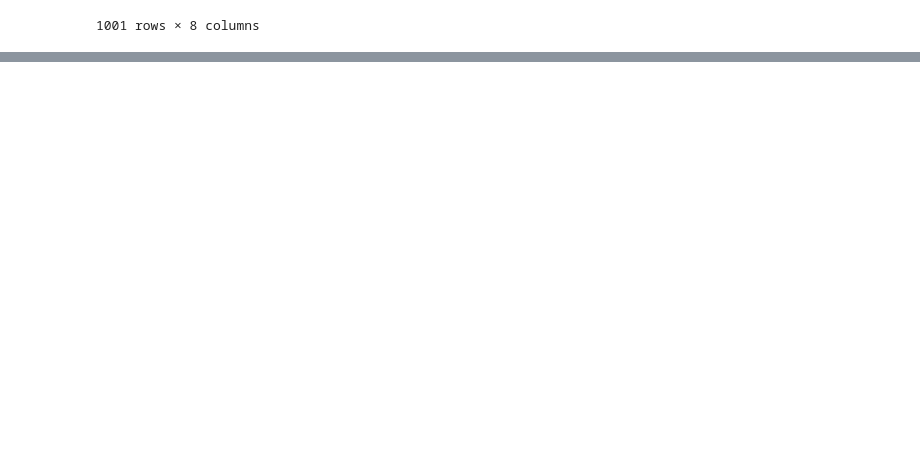
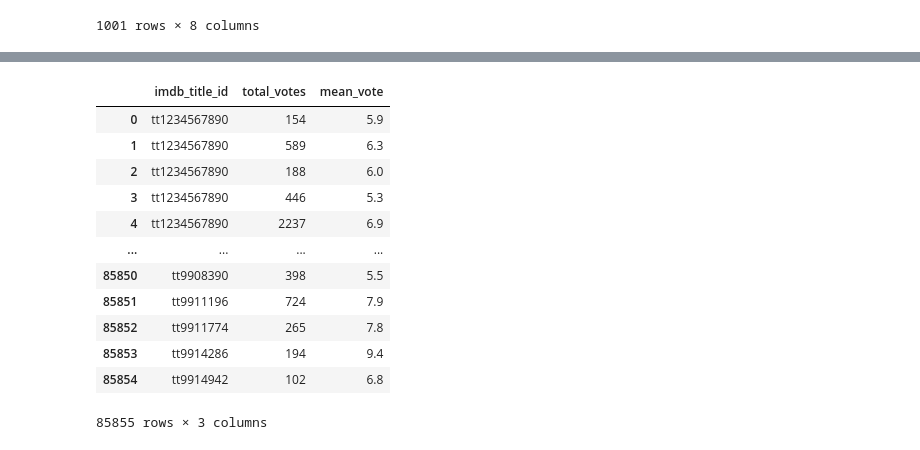
Before and after one commit to AliNuriev/oc-and-c-preps, a Jupyter notebook: Merging and Concatenating DataFrames.ipynb, the cells around one changed output, grey strips where cells are left out. Saved outputs shown, nothing was run; the diff lists cells and outputs as text; code cells hidden in the pictures; blank space fills up the shorter version.

```diff
--- a/Merging and Concatenating DataFrames.ipynb
+++ b/Merging and Concatenating DataFrames.ipynb
@@ -314,0 +348,19 @@ df_movies_copy.merge(df_ratings, on = "imdb_title_id", how = "outer", indicator
+# %%
+df_ratings_copy = df_ratings.copy()
+df_ratings_copy.loc[:999, "imdb_title_id"] = "tt1234567890"
+# %%
+df_right_join = df_movies.merge(df_ratings_copy, on = "imdb_title_id", how = "right", indicators = True).query("_merge == '_'")
+# %% [output]
+|  | imdb_title_id | total_votes | mean_vote |
+| 0 | tt1234567890 | 154 | 5.9 |
+| 1 | tt1234567890 | 589 | 6.3 |
+| 2 | tt1234567890 | 188 | 6.0 |
+| 3 | tt1234567890 | 446 | 5.3 |
+| 4 | tt1234567890 | 2237 | 6.9 |
+| ... | ... | ... | ... |
+| 85850 | tt9908390 | 398 | 5.5 |
+| 85851 | tt9911196 | 724 | 7.9 |
+| 85852 | tt9911774 | 265 | 7.8 |
+| 85853 | tt9914286 | 194 | 9.4 |
+| 85854 | tt9914942 | 102 | 6.8 |
+85855 rows × 3 columns
```
Also changed, not shown: parts of 2 cells of this notebook.
